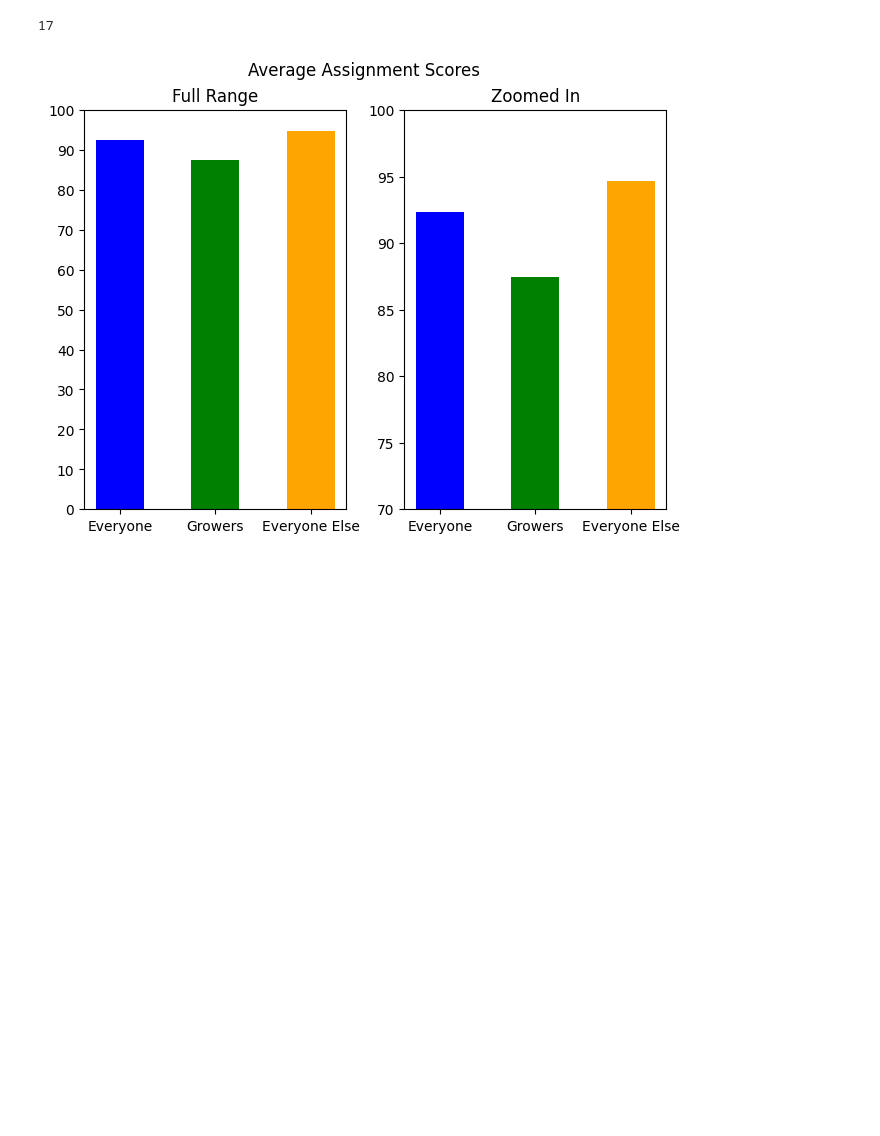
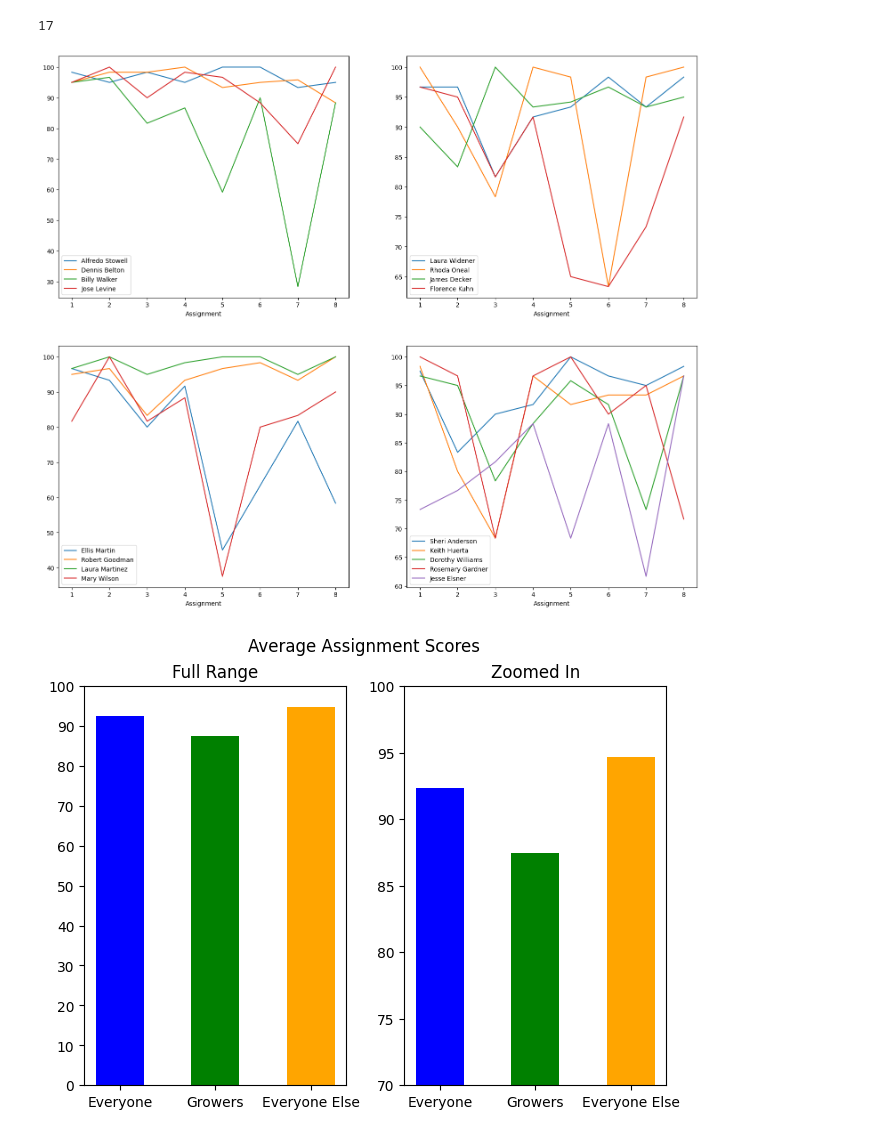
Before and after one commit to rohan-r-kulkarni/teaching_analysis, a Jupyter notebook: teaching_analysis.ipynb, the cells around one changed output. Drawn from its saved outputs; the diff is of its cells as text; code cells hidden in the pictures; blank space fills up the shorter version.

Commit message:
trajectories, sample names for privacy

```diff
--- a/teaching_analysis.ipynb
+++ b/teaching_analysis.ipynb
@@ -54,7 +55,8 @@ outstander_scores = pd.DataFrame(new_grow_stats.loc[outstanding].mean(axis=1).so
         rename(columns={0:"Score"})
 # %%
 all_growers = scores.loc[pd.concat([growers, outstander_scores]).index.drop_duplicates(), :]
-print(len(all_growers))
+grow_len = len(all_growers)
+print(grow_len)
 #all_growers
 # %% [output]
 17
@@ -67,9 +70,48 @@ top17 = scores.nlargest(17, "Score")
 anomalies = scores.loc[all_growers.index.difference(top17.index), :].sort_values("Score", ascending=False)
 #anomalies
 # %%
-#we can now graph the trajectories of the growers
+#we can now graph the trajectories of the growers, ordered by score
 
 grow_names = all_growers.index.values
+traj = (students.loc[grow_names, :]/60)*100
+traj.columns = np.arange(1,9) #there are 8 assignments
+traj = pd.DataFrame(traj.unstack()).reset_index().rename(columns={"level_0":"Assignment", 0:"Grade"})
+#traj
+# %%
+traj_df = traj.pivot(index="Assignment", columns="Student", values="Grade")
+
+#before plotting, for academic privacy reasons, we'll change the names of the students
+
+#generate names
+name_list = [names.get_full_name(gender='male') if i%2==0 \
+                               else names.get_full_name(gender='female')
+                               for i in range(0,grow_len)]
+np.random.shuffle(name_list)
+##COMMENT THE FOLLOWING LINE TO GET TRUE STUDENT NAMES##
+traj_df.columns=name_list
+
+#traj_df
+# %%
+#split grow_len growers into 4 graphs, throw all remainders into the last graph
+fig,ax = plt.subplots(2,2)
+
+counter = 0
+increment = grow_len//4
+remaining = grow_len % 4
+for i in range(0,2):
+    for j in range(0,2):
+        if i==1 and j==1:
+            traj_df.iloc[:, counter:counter+increment+remaining].plot(ax=ax[i,j])
+        else:
+            traj_df.iloc[:, counter:counter+increment].plot(ax=ax[i,j])
+            counter += 4
+
+
+fig.set_size_inches(18.5, 15.5)
+
+pass
+# %% [output]
+[figure, added]
 # %%
 #find overall average and compare to growers' average
 
```
Also changed, not shown: parts of 2 cells of this notebook.
